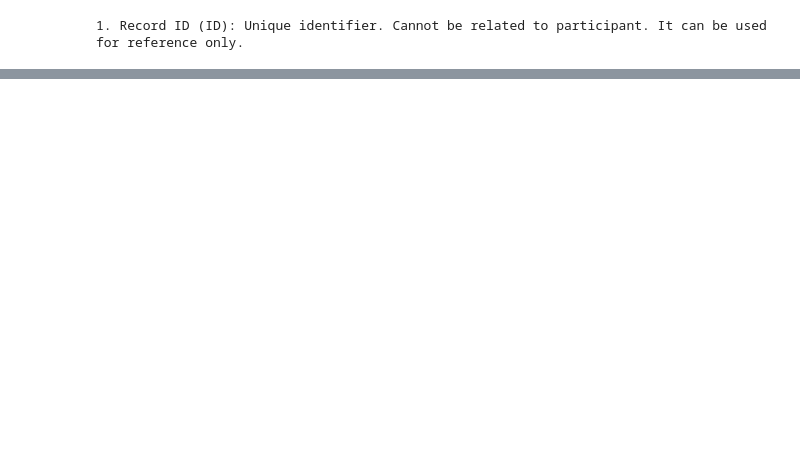
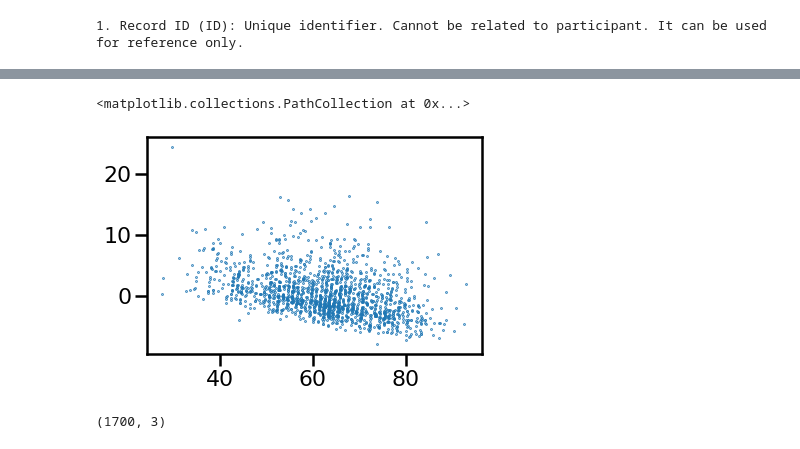
Before and after one commit to johndoe133/computational_tools_case_2, a Jupyter notebook: Untitled.ipynb, the cells around one changed output, grey strips where cells are left out. Cells and saved outputs as stored; diff of their text form; code cells hidden in the pictures; blank space fills up the shorter version.

```diff
--- a/Untitled.ipynb
+++ b/Untitled.ipynb
@@ -201,0 +152,5 @@ types
+# %%
+X = data[data.columns[:111]]
+X = X.drop(abbs[np.array([93, 94, 95, 100, 101, 102, 103, 104, 105]) - 2], axis=1)
+
+X.shape
@@ -201,0 +159,10 @@ types
+# %%
+# Drop columns with percentage of nans higher than threshold
+threshold = 0.1 # variable from 0 - 1
+
+drop_c = []
+for c in X.columns:
+    if (X[c].isna().sum()) / len(X) >= threshold:
+        drop_c += [c]
+
+dropped_data = X.drop(drop_c, axis=1)
@@ -201,0 +173,5 @@ types
+# %%
+# fill remaining nans with mode
+
+for c in dropped_data.columns:
+    dropped_data[c] = dropped_data[c].fillna(dropped_data[c].mode()[0])
@@ -201,0 +196,17 @@ types
+# %%
+X_mode = np.array(dropped_data)
+# %%
+from sklearn.decomposition import TruncatedSVD
+svd = TruncatedSVD(n_components=3)
+# prepare transform on dataset
+svd.fit(X_mode)
+transformed_X = svd.transform(X_mode)
+
+plt.scatter(transformed_X[:,0], transformed_X[:,1], s=0.5)
+# %% [output]
+<matplotlib.collections.PathCollection at 0x...>
+[figure, added]
+# %%
+transformed_X.shape
+# %% [output]
+(1700, 3)
```
Also changed, not shown: parts of 17 cells of this notebook.
